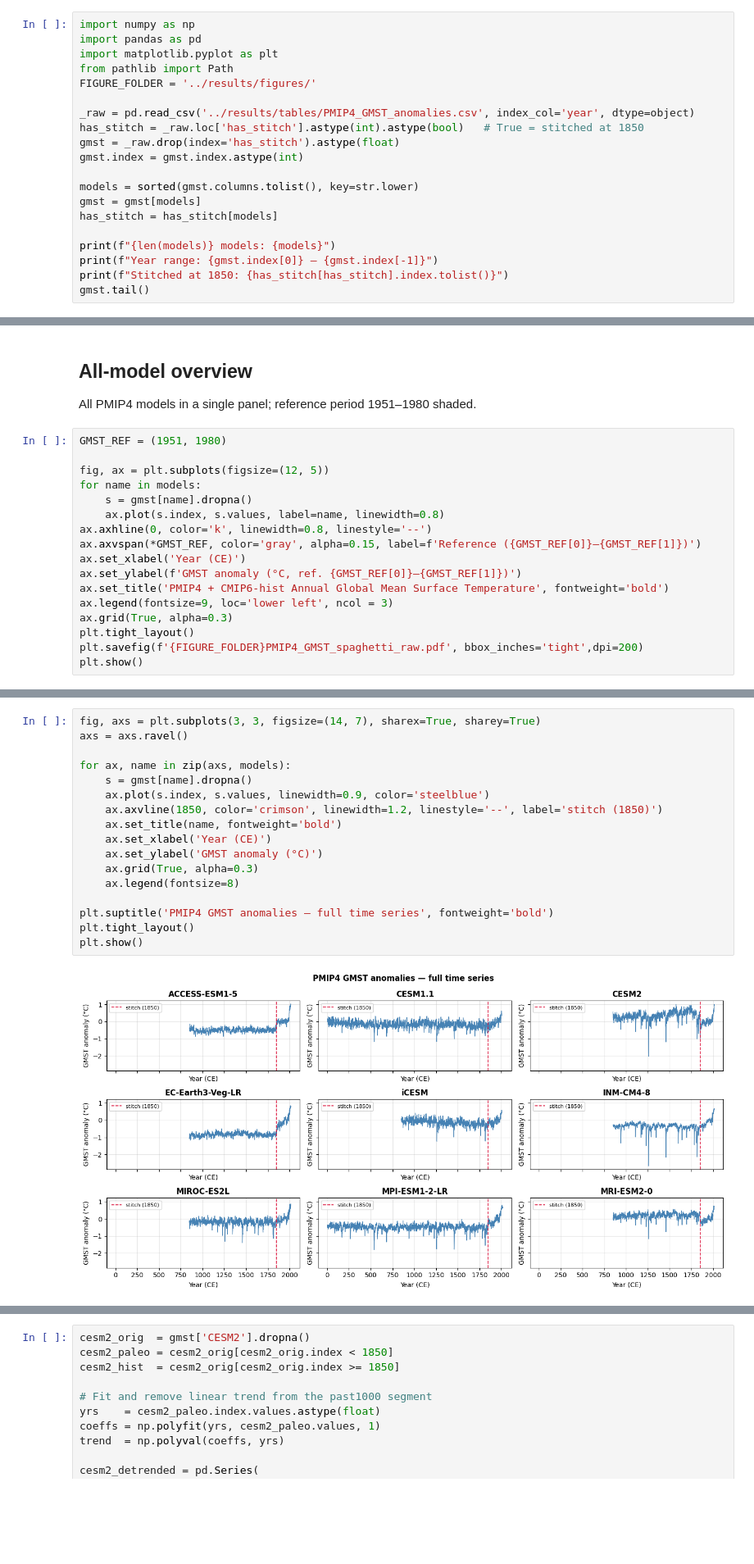
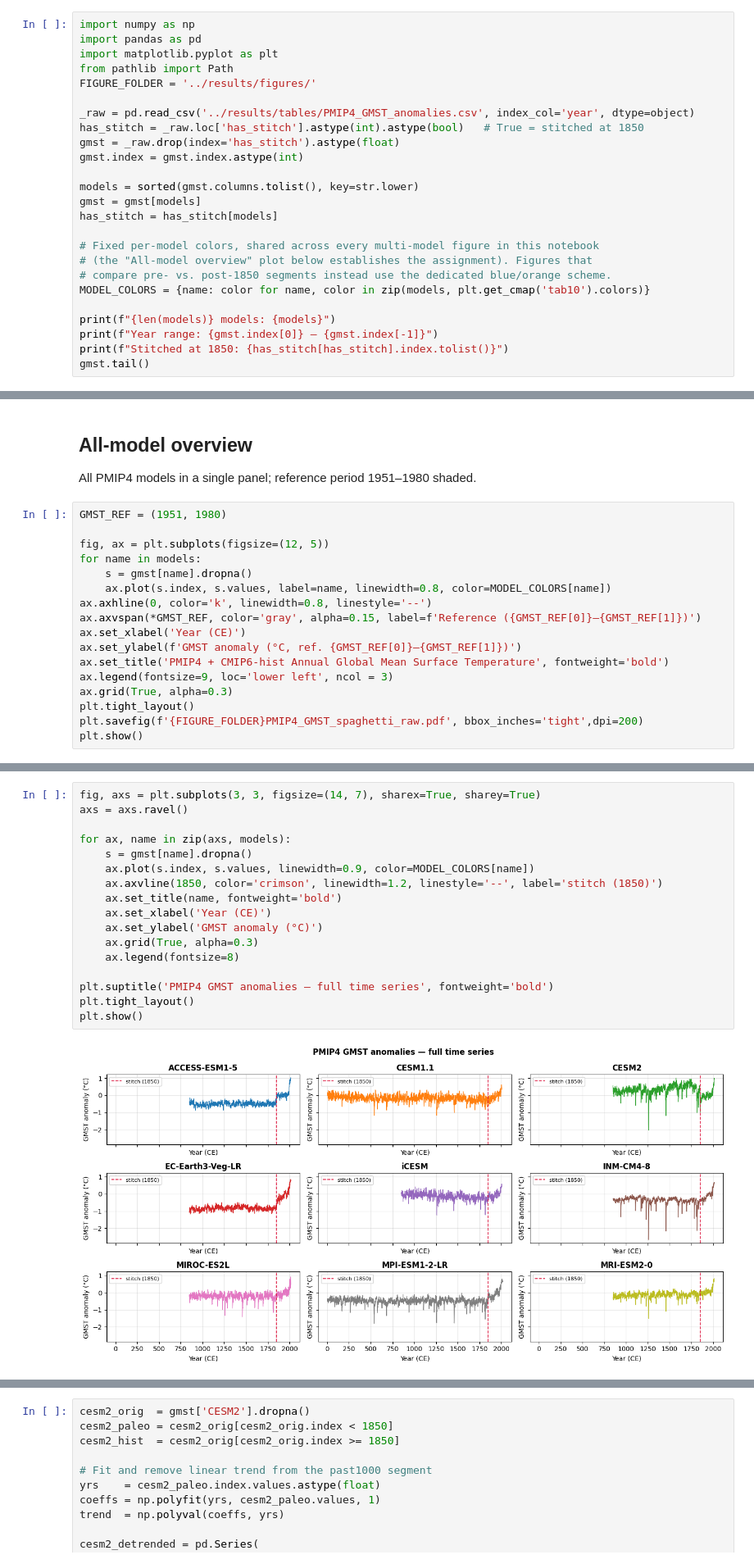
Before and after one commit to paleoDA/ce_fields, a Jupyter notebook: code/PMIP4_1850_stitch.ipynb, the cells around one changed output, grey strips where cells are left out. Shown at 82% size. Cells and saved outputs as stored; diff of their text form; blank space fills up the shorter version.

```diff
--- a/code/PMIP4_1850_stitch.ipynb
+++ b/code/PMIP4_1850_stitch.ipynb
@@ -27,6 +31,11 @@ models = sorted(gmst.columns.tolist(), key=str.lower)
 gmst = gmst[models]
 has_stitch = has_stitch[models]
 
+# Fixed per-model colors, shared across every multi-model figure in this notebook
+# (the "All-model overview" plot below establishes the assignment). Figures that
+# compare pre- vs. post-1850 segments instead use the dedicated blue/orange scheme.
+MODEL_COLORS = {name: color for name, color in zip(models, plt.get_cmap('tab10').colors)}
+
 print(f"{len(models)} models: {models}")
 print(f"Year range: {gmst.index[0]} – {gmst.index[-1]}")
 print(f"Stitched at 1850: {has_stitch[has_stitch].index.tolist()}")
@@ -51,7 +60,7 @@ GMST_REF = (1951, 1980)
 fig, ax = plt.subplots(figsize=(12, 5))
 for name in models:
     s = gmst[name].dropna()
-    ax.plot(s.index, s.values, label=name, linewidth=0.8)
+    ax.plot(s.index, s.values, label=name, linewidth=0.8, color=MODEL_COLORS[name])
 ax.axhline(0, color='k', linewidth=0.8, linestyle='--')
 ax.axvspan(*GMST_REF, color='gray', alpha=0.15, label=f'Reference ({GMST_REF[0]}–{GMST_REF[1]})')
 ax.set_xlabel('Year (CE)')
@@ -70,20 +79,20 @@ Vertical dashed line marks the paleo/historical stitch point (1850).
 # %%
 fig, axs = plt.subplots(3, 3, figsize=(14, 7), sharex=True, sharey=True)
 axs = axs.ravel()
 
 for ax, name in zip(axs, models):
     s = gmst[name].dropna()
-    ax.plot(s.index, s.values, linewidth=0.9, color='steelblue')
+    ax.plot(s.index, s.values, linewidth=0.9, color=MODEL_COLORS[name])
     ax.axvline(1850, color='crimson', linewidth=1.2, linestyle='--', label='stitch (1850)')
     ax.set_title(name, fontweight='bold')
     ax.set_xlabel('Year (CE)')
     ax.set_ylabel('GMST anomaly (°C)')
     ax.grid(True, alpha=0.3)
     ax.legend(fontsize=8)
 
 plt.suptitle('PMIP4 GMST anomalies — full time series', fontweight='bold')
 plt.tight_layout()
 plt.show()
 # %% [output]
-[figure, old version]
+[figure, new version]
 # %% [markdown]
```
Also changed, not shown: parts of 36 cells of this notebook, 11 other files.
